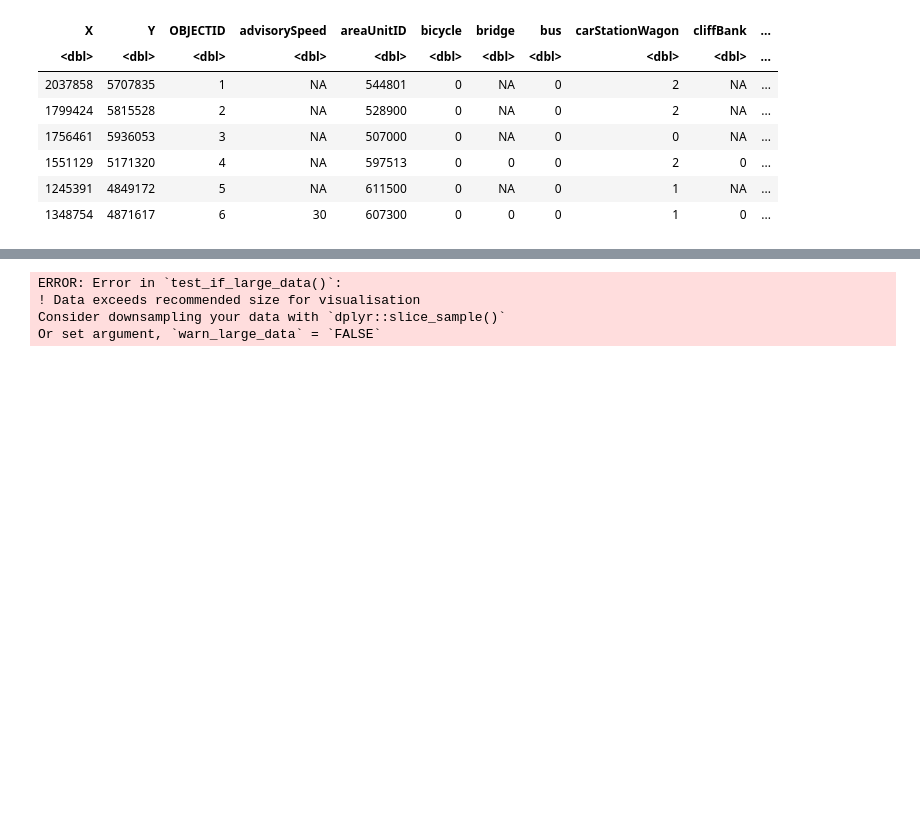
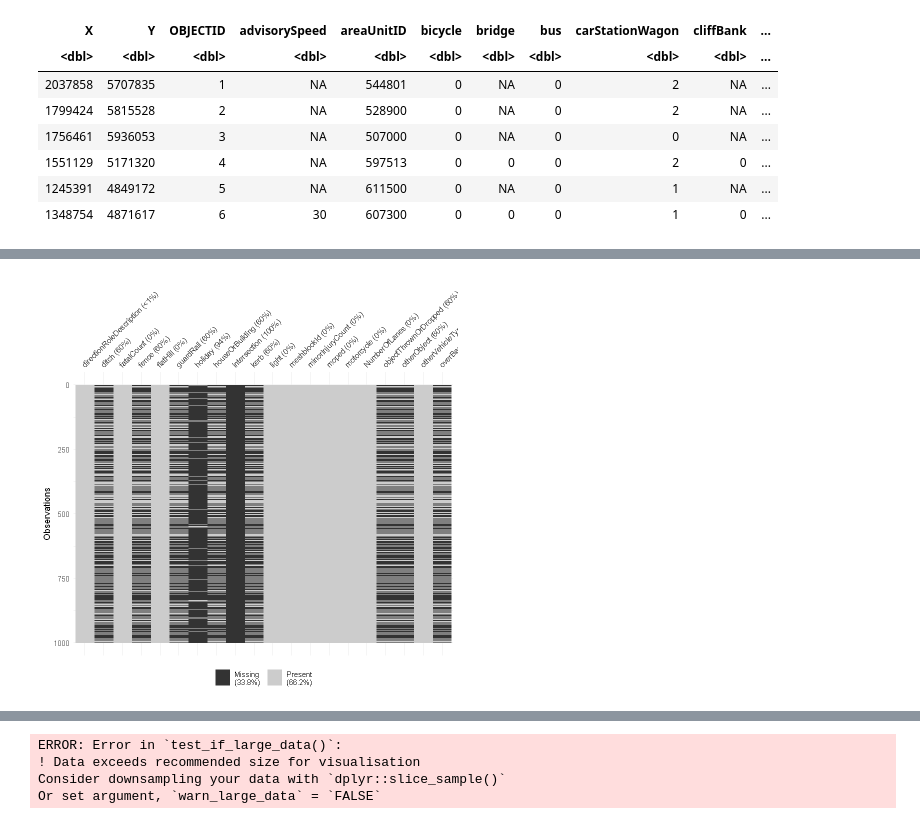
Before and after one commit to Jake1441/data422_group_proj, a Jupyter notebook: group assignment.ipynb, the cells around one changed output, grey strips where cells are left out. Saved outputs shown, nothing was run; the diff lists cells and outputs as text; code cells hidden in the pictures; blank space fills up the shorter version.

```diff
--- a/group assignment.ipynb
+++ b/group assignment.ipynb
@@ -53,0 +80,8 @@ library(visdat)#load visdat
+# %%
+selected_rows <- 1:1000
+selected_cols <- 20:39
+selected_data <- cas[selected_rows, selected_cols]
+selected_data %>%
+  vis_miss()
+# %% [output]
+[figure, added]
```
Also changed, not shown: parts of 12 cells of this notebook.
